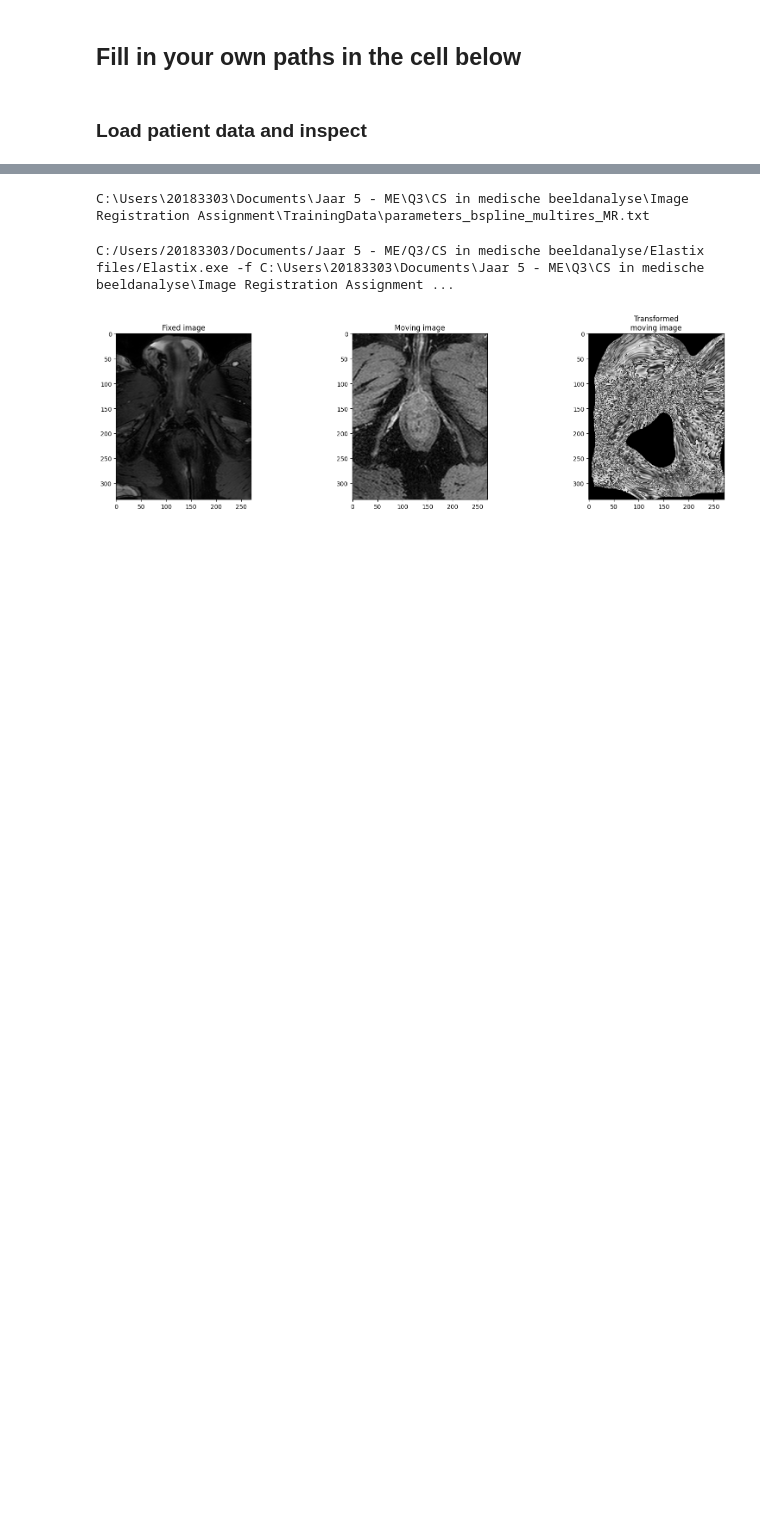
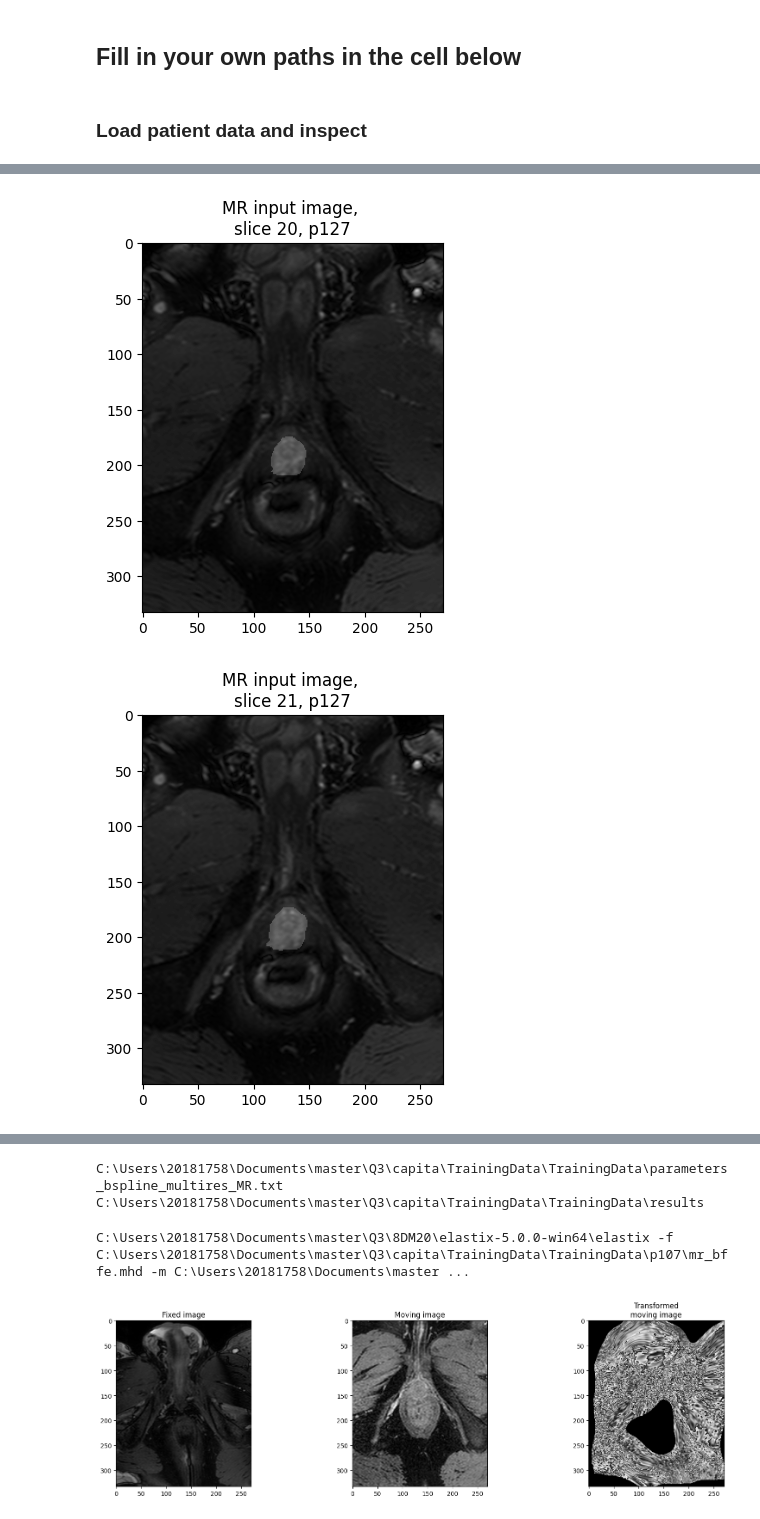
Before and after one commit to LarsV167/Capita_selecta, a Jupyter notebook: LoadingData.ipynb, the cells around one changed output, grey strips where cells are left out. Drawn from its saved outputs; the diff is of its cells as text; code cells hidden in the pictures; blank space fills up the shorter version.

Commit message:
load data changes

```diff
--- a/LoadingData.ipynb
+++ b/LoadingData.ipynb
@@ -8,13 +8,15 @@ import SimpleITK as sitk
 # %% [markdown]
 ## Fill in your own paths in the cell below ##
 # %%
+ELASTIX_PATH=r"C:\Users\20181758\Documents\master\Q3\8DM20\elastix-5.0.0-win64\elastix"
+TRANSFORMIX_PATH=r"C:\Users\20181758\Documents\master\Q3\8DM20\elastix-5.0.0-win64\transformix"
 # to Elastix.exe hiaha
-ELASTIX_PATH = 'C:/Users/20183303/Documents/Jaar 5 - ME/Q3/CS in medische beeldanalyse/Elastix files/Elastix.exe'
+#ELASTIX_PATH = r'C:/Users/20183303/Documents/Jaar 5 - ME/Q3/CS in medische beeldanalyse/Elastix files/Elastix.exe'
 el = elastix.ElastixInterface(elastix_path=ELASTIX_PATH)
 # to Transformix.exe
-TRANSFORMIX_PATH = 'C:/Users/20183303/Documents/Jaar 5 - ME/Q3/CS in medische beeldanalyse/Elastix files/Transformix.exe'
+#TRANSFORMIX_PATH = r'C:/Users/20183303/Documents/Jaar 5 - ME/Q3/CS in medische beeldanalyse/Elastix files/Transformix.exe'
 # to TrainingData
-filepath_data = r'C:\Users\20183303\Documents\Jaar 5 - ME\Q3\CS in medische beeldanalyse\Image Registration Assignment\TrainingData'
+filepath_data = r'C:\Users\20181758\Documents\master\Q3\capita\TrainingData\TrainingData'
 # %% [markdown]
 ### Load patient data and inspect
 # %%
@@ -49,0 +44,10 @@ for i in range(10):
+# %%
+for i in range(20,30):
+    plt.imshow(readable_mr[i,:,:], cmap='gray')
+    plt.imshow(readable_mask[i,:,:], cmap="gray",alpha =0.2)
+
+    plt.title('MR input image, \nslice {}, {}'.format(i, patient_nr))
+    plt.show()
+# %% [output]
+[figure, added]
+[figure, added]
@@ -57,16 +69,20 @@ fixed_image_path = filepath_data+'\p107\mr_bffe.mhd'
 moving_image_path = filepath_data+'\p102\mr_bffe.mhd'
 
 print(parameter_file_path_experiment)
+
+print(output_file_path_experiment)
 # %% [output]
-C:\Users\20183303\Documents\Jaar 5 - ME\Q3\CS in medische beeldanalyse\Image Registration Assignment\TrainingData\parameters_bspline_multires_MR.txt
+C:\Users\20181758\Documents\master\Q3\capita\TrainingData\TrainingData\parameters_bspline_multires_MR.txt
+C:\Users\20181758\Documents\master\Q3\capita\TrainingData\TrainingData\results
 # %%
+
 el.register(
     fixed_image=fixed_image_path,
     moving_image=moving_image_path,
     parameters=[parameter_file_path_experiment],
     output_dir=output_file_path_experiment)
 # %% [output]
-C:/Users/20183303/Documents/Jaar 5 - ME/Q3/CS in medische beeldanalyse/Elastix files/Elastix.exe -f C:\Users\20183303\Documents\Jaar 5 - ME\Q3\CS in medische beeldanalyse\Image Registration Assignment ...
+C:\Users\20181758\Documents\master\Q3\8DM20\elastix-5.0.0-win64\elastix -f C:\Users\20181758\Documents\master\Q3\capita\TrainingData\TrainingData\p107\mr_bffe.mhd -m C:\Users\20181758\Documents\master ...
 # %%
 itk_image_fixed = sitk.ReadImage(fixed_image_path)
 image_array_fixed = sitk.GetArrayFromImage(itk_image_fixed)
```
Also changed, not shown: parts of 3 cells of this notebook.
